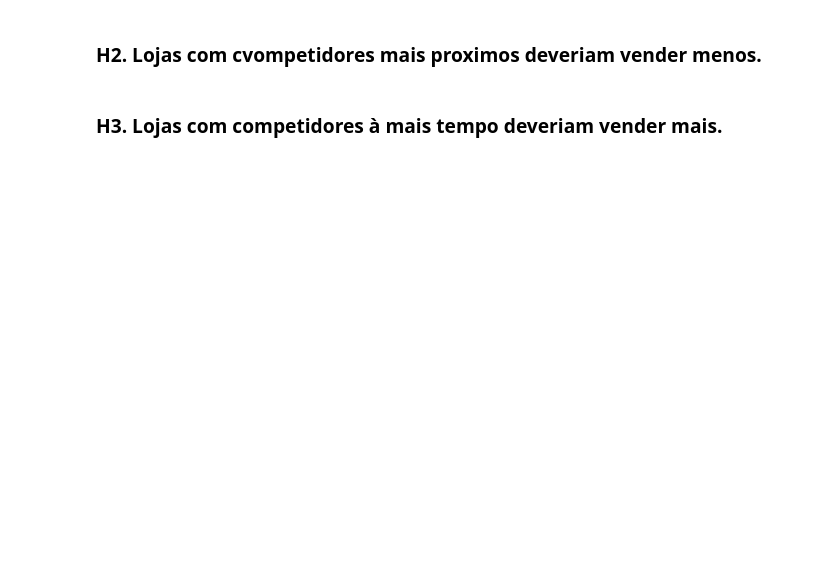
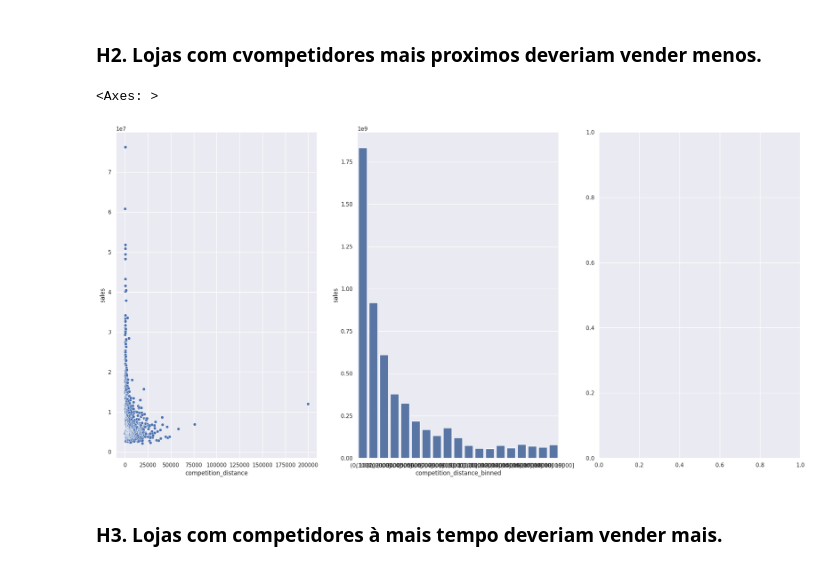
Before and after one commit to celestino-ferraz/DataScience-Em-Producao, a Jupyter notebook: m04_v01_store_sales_prediction.ipynb, the cells around one changed output. Saved outputs shown, nothing was run; the diff lists cells and outputs as text; code cells hidden in the pictures; blank space fills up the shorter version.

```diff
--- a/m04_v01_store_sales_prediction.ipynb
+++ b/m04_v01_store_sales_prediction.ipynb
@@ -371,24 +394,27 @@ aux3.head()
 # %% [markdown]
 ### H2. Lojas com cvompetidores mais proximos deveriam vender menos.
 # %%
-plt.subplots(figsize=(20,8 ))
+
 aux1 = df4[['competition_distance', 'sales']].groupby('competition_distance').sum().reset_index()
 
 plt.subplot(1, 3, 1)
 sns.scatterplot( x='competition_distance', y='sales', data=aux1)
 
 
 plt.subplot(1, 3, 2)
 bins = list( np.arange(0, 20000, 1000))
 aux1['competition_distance_binned'] = pd.cut( aux1['competition_distance'], bins=bins)
 aux2 = aux1[['competition_distance_binned', 'sales']].groupby('competition_distance_binned').sum().reset_index();
 sns.barplot(x= 'competition_distance_binned', y= 'sales', data=aux2);
 
 
 plt.subplot(1, 3, 3)
 # aux3 = aux1[aux1['competition_distance'].astype(int)]
 # correlation = aux3.corr(method='pearson')
 # sns.heatmap(aux3.corr( method='pearson'), annot=True);
+# %% [output]
+<Axes: >
+[figure, added]
 # %%
 # TypeError: float() argument must be a string or a number, not 'pandas._libs.interval.Interval'
 # competition_distance            float64
```
Also changed, not shown: parts of 14 cells of this notebook.
